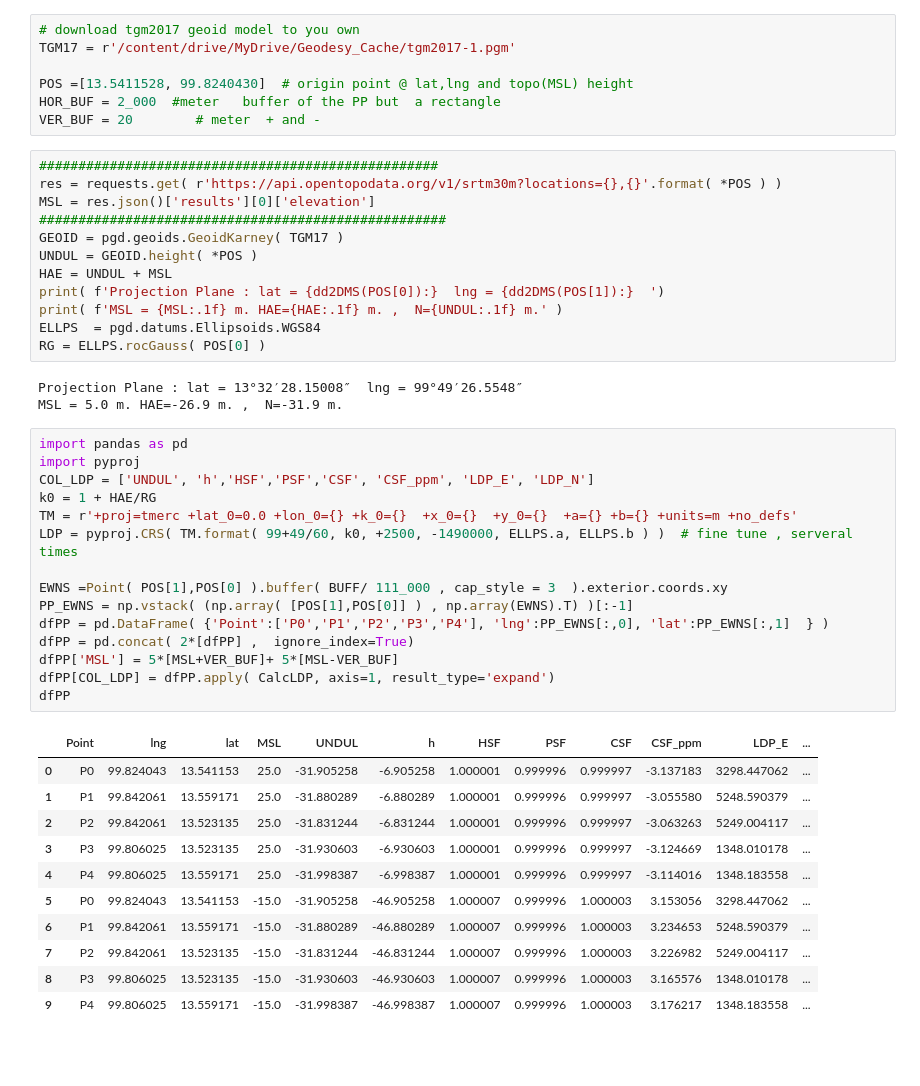
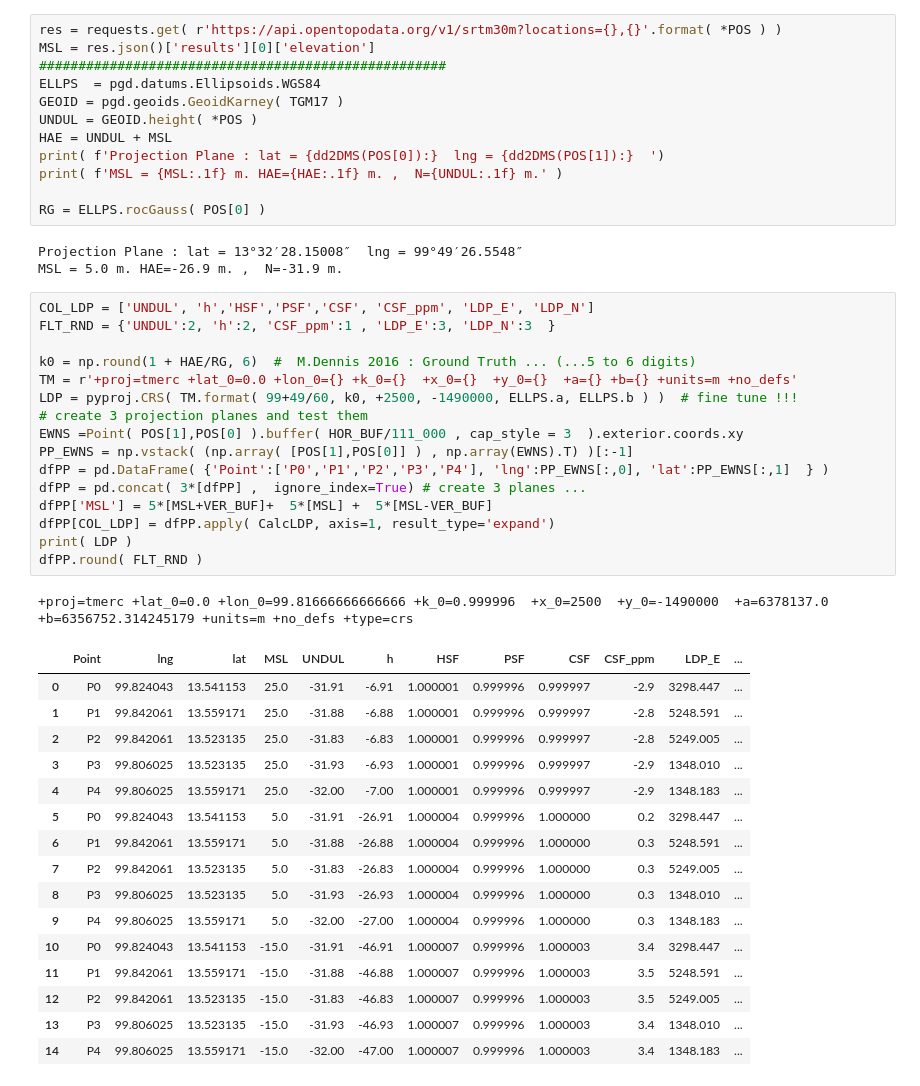
Before and after one commit to phisan-chula/2021-LDP_Design, a Jupyter notebook: LDP_Inspection.ipynb, the cells around one changed output. Saved outputs shown, nothing was run; the diff lists cells and outputs as text; blank space fills up the shorter version.

```diff
--- a/LDP_Inspection.ipynb
+++ b/LDP_Inspection.ipynb
@@ -54,55 +64,55 @@ def CalcLDP( row ):
     TR = pyproj.Transformer.from_crs( 'epsg:4326', LDP )
     LDP_E,LDP_N = TR.transform( row.lat, row.lng )
     return [UNDUL, h, HSF, PSF, CSF, CSF_ppm, LDP_E, LDP_N]
-# %%
-# download tgm2017 geoid model to you own
-TGM17 = r'/content/drive/MyDrive/Geodesy_Cache/tgm2017-1.pgm'
-
-POS =[13.5411528, 99.8240430]  # origin point @ lat,lng and topo(MSL) height
-HOR_BUF = 2_000  #meter   buffer of the PP but  a rectangle
-VER_BUF = 20        # meter  + and -
 # %%
-###################################################
 res = requests.get( r'https://api.opentopodata.org/v1/srtm30m?locations={},{}'.format( *POS ) )
 MSL = res.json()['results'][0]['elevation']
 ####################################################
+ELLPS  = pgd.datums.Ellipsoids.WGS84
 GEOID = pgd.geoids.GeoidKarney( TGM17 )
 UNDUL = GEOID.height( *POS )
 HAE = UNDUL + MSL
 print( f'Projection Plane : lat = {dd2DMS(POS[0]):}  lng = {dd2DMS(POS[1]):}  ')
 print( f'MSL = {MSL:.1f} m. HAE={HAE:.1f} m. ,  N={UNDUL:.1f} m.' )
-ELLPS  = pgd.datums.Ellipsoids.WGS84
+
 RG = ELLPS.rocGauss( POS[0] )
 # %% [output]
 Projection Plane : lat = 13°32′28.15008″  lng = 99°49′26.5548″
 MSL = 5.0 m. HAE=-26.9 m. ,  N=-31.9 m.
 # %%
-import pandas as pd
-import pyproj
 COL_LDP = ['UNDUL', 'h','HSF','PSF','CSF', 'CSF_ppm', 'LDP_E', 'LDP_N']
-k0 = 1 + HAE/RG
+FLT_RND = {'UNDUL':2, 'h':2, 'CSF_ppm':1 , 'LDP_E':3, 'LDP_N':3  }
+
+k0 = np.round(1 + HAE/RG, 6)  #  M.Dennis 2016 : Ground Truth ... (...5 to 6 digits)
 TM = r'+proj=tmerc +lat_0=0.0 +lon_0={} +k_0={}  +x_0={}  +y_0={}  +a={} +b={} +units=m +no_defs'
-LDP = pyproj.CRS( TM.format( 99+49/60, k0, +2500, -1490000, ELLPS.a, ELLPS.b ) )  # fine tune , serveral times
-
-EWNS =Point( POS[1],POS[0] ).buffer( BUFF/ 111_000 , cap_style = 3  ).exterior.coords.xy
+LDP = pyproj.CRS( TM.format( 99+49/60, k0, +2500, -1490000, ELLPS.a, ELLPS.b ) )  # fine tune !!!
+# create 3 projection planes and test them
+EWNS =Point( POS[1],POS[0] ).buffer( HOR_BUF/111_000 , cap_style = 3  ).exterior.coords.xy
 PP_EWNS = np.vstack( (np.array( [POS[1],POS[0]] ) , np.array(EWNS).T) )[:-1]
 dfPP = pd.DataFrame( {'Point':['P0','P1','P2','P3','P4'], 'lng':PP_EWNS[:,0], 'lat':PP_EWNS[:,1]  } )
-dfPP = pd.concat( 2*[dfPP] ,  ignore_index=True)
-dfPP['MSL'] = 5*[MSL+VER_BUF]+ 5*[MSL-VER_BUF]
+dfPP = pd.concat( 3*[dfPP] ,  ignore_index=True) # create 3 planes ...
+dfPP['MSL'] = 5*[MSL+VER_BUF]+  5*[MSL] +  5*[MSL-VER_BUF]
 dfPP[COL_LDP] = dfPP.apply( CalcLDP, axis=1, result_type='expand')
-dfPP
+print( LDP )
+dfPP.round( FLT_RND )
 # %% [output]
++proj=tmerc +lat_0=0.0 +lon_0=99.81666666666666 +k_0=0.999996  +x_0=2500  +y_0=-1490000  +a=6378137.0 +b=6356752.314245179 +units=m +no_defs +type=crs
 |  | Point | lng | lat | MSL | UNDUL | h | HSF | PSF | CSF | CSF_ppm | LDP_E | ... |
-| 0 | P0 | 99.824043 | 13.541153 | 25.0 | -31.905258 | -6.905258 | 1.000001 | 0.999996 | 0.999997 | -3.137183 | 3298.447062 | ... |
-| 1 | P1 | 99.842061 | 13.559171 | 25.0 | -31.880289 | -6.880289 | 1.000001 | 0.999996 | 0.999997 | -3.055580 | 5248.590379 | ... |
-| 2 | P2 | 99.842061 | 13.523135 | 25.0 | -31.831244 | -6.831244 | 1.000001 | 0.999996 | 0.999997 | -3.063263 | 5249.004117 | ... |
-| 3 | P3 | 99.806025 | 13.523135 | 25.0 | -31.930603 | -6.930603 | 1.000001 | 0.999996 | 0.999997 | -3.124669 | 1348.010178 | ... |
-| 4 | P4 | 99.806025 | 13.559171 | 25.0 | -31.998387 | -6.998387 | 1.000001 | 0.999996 | 0.999997 | -3.114016 | 1348.183558 | ... |
-| 5 | P0 | 99.824043 | 13.541153 | -15.0 | -31.905258 | -46.905258 | 1.000007 | 0.999996 | 1.000003 | 3.153056 | 3298.447062 | ... |
-| 6 | P1 | 99.842061 | 13.559171 | -15.0 | -31.880289 | -46.880289 | 1.000007 | 0.999996 | 1.000003 | 3.234653 | 5248.590379 | ... |
-| 7 | P2 | 99.842061 | 13.523135 | -15.0 | -31.831244 | -46.831244 | 1.000007 | 0.999996 | 1.000003 | 3.226982 | 5249.004117 | ... |
-| 8 | P3 | 99.806025 | 13.523135 | -15.0 | -31.930603 | -46.930603 | 1.000007 | 0.999996 | 1.000003 | 3.165576 | 1348.010178 | ... |
-| 9 | P4 | 99.806025 | 13.559171 | -15.0 | -31.998387 | -46.998387 | 1.000007 | 0.999996 | 1.000003 | 3.176217 | 1348.183558 | ... |
+| 0 | P0 | 99.824043 | 13.541153 | 25.0 | -31.91 | -6.91 | 1.000001 | 0.999996 | 0.999997 | -2.9 | 3298.447 | ... |
+| 1 | P1 | 99.842061 | 13.559171 | 25.0 | -31.88 | -6.88 | 1.000001 | 0.999996 | 0.999997 | -2.8 | 5248.591 | ... |
+| 2 | P2 | 99.842061 | 13.523135 | 25.0 | -31.83 | -6.83 | 1.000001 | 0.999996 | 0.999997 | -2.8 | 5249.005 | ... |
+| 3 | P3 | 99.806025 | 13.523135 | 25.0 | -31.93 | -6.93 | 1.000001 | 0.999996 | 0.999997 | -2.9 | 1348.010 | ... |
+| 4 | P4 | 99.806025 | 13.559171 | 25.0 | -32.00 | -7.00 | 1.000001 | 0.999996 | 0.999997 | -2.9 | 1348.183 | ... |
+| 5 | P0 | 99.824043 | 13.541153 | 5.0 | -31.91 | -26.91 | 1.000004 | 0.999996 | 1.000000 | 0.2 | 3298.447 | ... |
+| 6 | P1 | 99.842061 | 13.559171 | 5.0 | -31.88 | -26.88 | 1.000004 | 0.999996 | 1.000000 | 0.3 | 5248.591 | ... |
+| 7 | P2 | 99.842061 | 13.523135 | 5.0 | -31.83 | -26.83 | 1.000004 | 0.999996 | 1.000000 | 0.3 | 5249.005 | ... |
+| 8 | P3 | 99.806025 | 13.523135 | 5.0 | -31.93 | -26.93 | 1.000004 | 0.999996 | 1.000000 | 0.3 | 1348.010 | ... |
+| 9 | P4 | 99.806025 | 13.559171 | 5.0 | -32.00 | -27.00 | 1.000004 | 0.999996 | 1.000000 | 0.3 | 1348.183 | ... |
+| 10 | P0 | 99.824043 | 13.541153 | -15.0 | -31.91 | -46.91 | 1.000007 | 0.999996 | 1.000003 | 3.4 | 3298.447 | ... |
+| 11 | P1 | 99.842061 | 13.559171 | -15.0 | -31.88 | -46.88 | 1.000007 | 0.999996 | 1.000003 | 3.5 | 5248.591 | ... |
+| 12 | P2 | 99.842061 | 13.523135 | -15.0 | -31.83 | -46.83 | 1.000007 | 0.999996 | 1.000003 | 3.5 | 5249.005 | ... |
+| 13 | P3 | 99.806025 | 13.523135 | -15.0 | -31.93 | -46.93 | 1.000007 | 0.999996 | 1.000003 | 3.4 | 1348.010 | ... |
+| 14 | P4 | 99.806025 | 13.559171 | -15.0 | -32.00 | -47.00 | 1.000007 | 0.999996 | 1.000003 | 3.4 | 1348.183 | ... |
 # %%
 from io import StringIO
 CSV = '''Point,lat,lng,MSL
```
Also changed, not shown: parts of 7 cells of this notebook.
